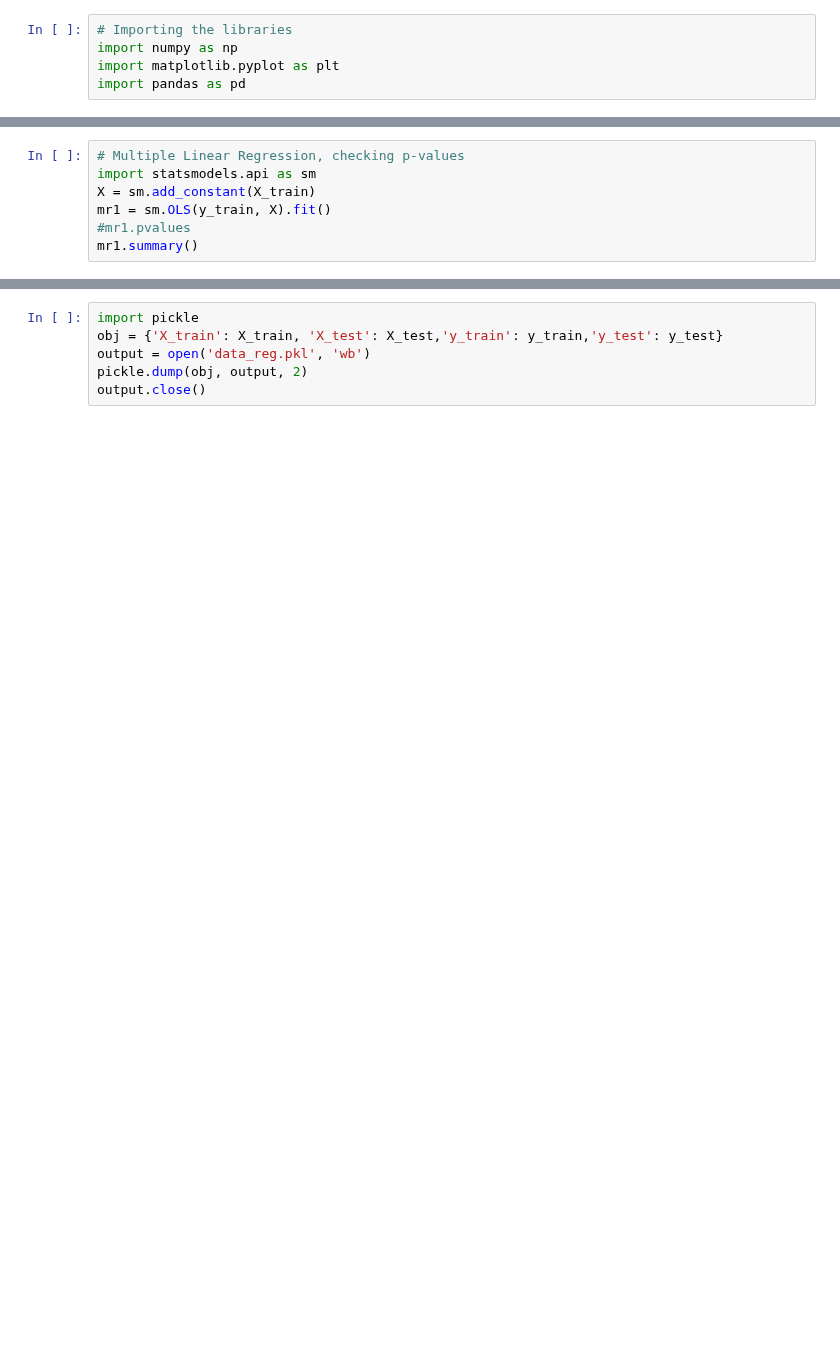
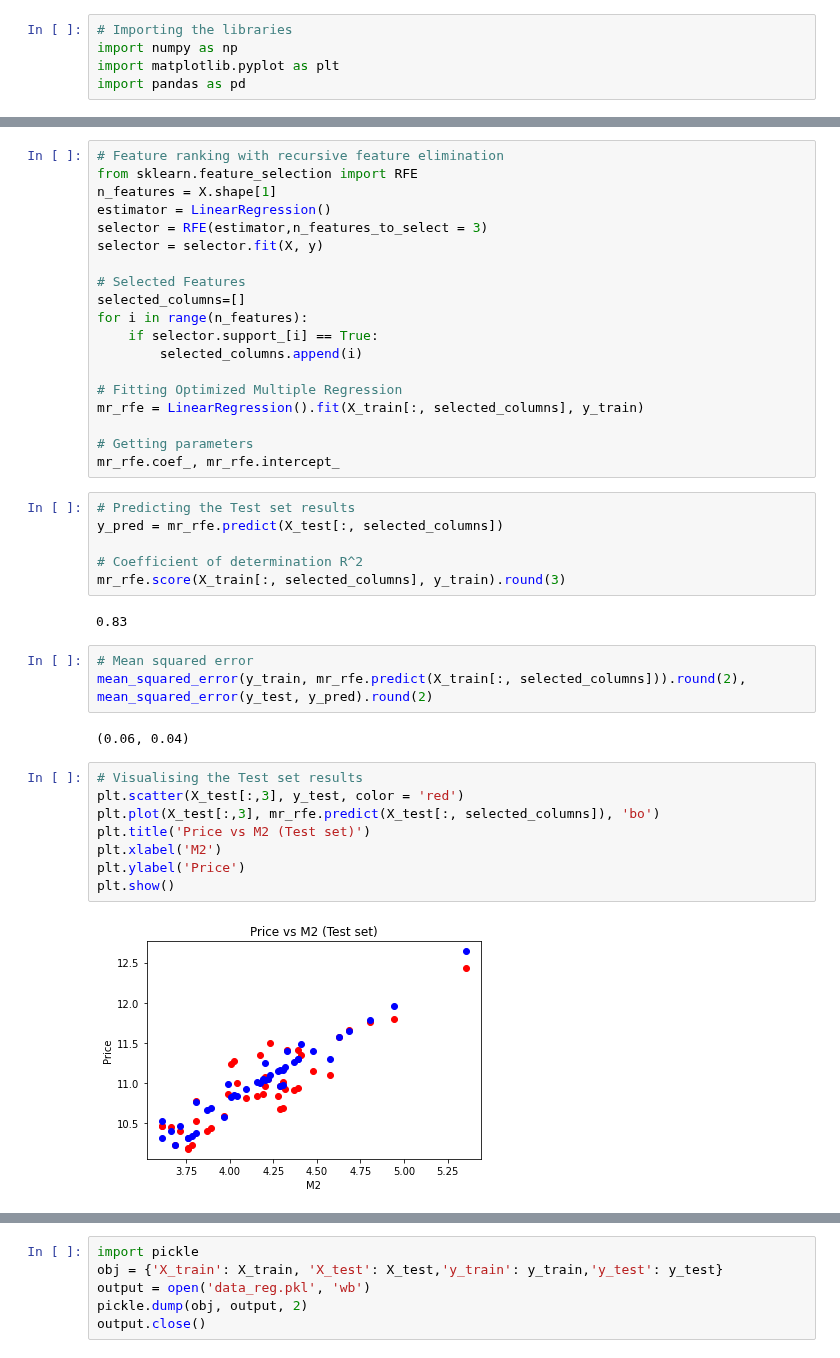
Before and after one commit to katerynakononova/ML, a Jupyter notebook: Python/02 Linear Regression.ipynb, the cells around one changed output, grey strips where cells are left out. Cells and saved outputs as stored; diff of their text form; blank space fills up the shorter version.

```diff
--- a/Python/02 Linear Regression.ipynb
+++ b/Python/02 Linear Regression.ipynb
@@ -75,7 +81,0 @@ plt.show()
-# %%
-# Multiple Linear Regression, checking p-values
-import statsmodels.api as sm
-X = sm.add_constant(X_train)
-mr1 = sm.OLS(y_train, X).fit()
-#mr1.pvalues
-mr1.summary()
@@ -158,0 +135,42 @@ plt.show()
+# %%
+# Feature ranking with recursive feature elimination
+from sklearn.feature_selection import RFE
+n_features = X.shape[1]
+estimator = LinearRegression()
+selector = RFE(estimator,n_features_to_select = 3)
+selector = selector.fit(X, y)
+
+# Selected Features
+selected_columns=[]
+for i in range(n_features):
+    if selector.support_[i] == True:
+        selected_columns.append(i)
+
+# Fitting Optimized Multiple Regression
+mr_rfe = LinearRegression().fit(X_train[:, selected_columns], y_train)
+
+# Getting parameters
+mr_rfe.coef_, mr_rfe.intercept_
+# %%
+# Predicting the Test set results
+y_pred = mr_rfe.predict(X_test[:, selected_columns])
+
+# Coefficient of determination R^2
+mr_rfe.score(X_train[:, selected_columns], y_train).round(3)
+# %% [output]
+0.83
+# %%
+# Mean squared error
+mean_squared_error(y_train, mr_rfe.predict(X_train[:, selected_columns])).round(2), mean_squared_error(y_test, y_pred).round(2)
+# %% [output]
+(0.06, 0.04)
+# %%
+# Visualising the Test set results
+plt.scatter(X_test[:,3], y_test, color = 'red')
+plt.plot(X_test[:,3], mr_rfe.predict(X_test[:, selected_columns]), 'bo')
+plt.title('Price vs M2 (Test set)')
+plt.xlabel('M2')
+plt.ylabel('Price')
+plt.show()
+# %% [output]
+[figure, added]
```
Also changed, not shown: parts of 36 cells of this notebook.
